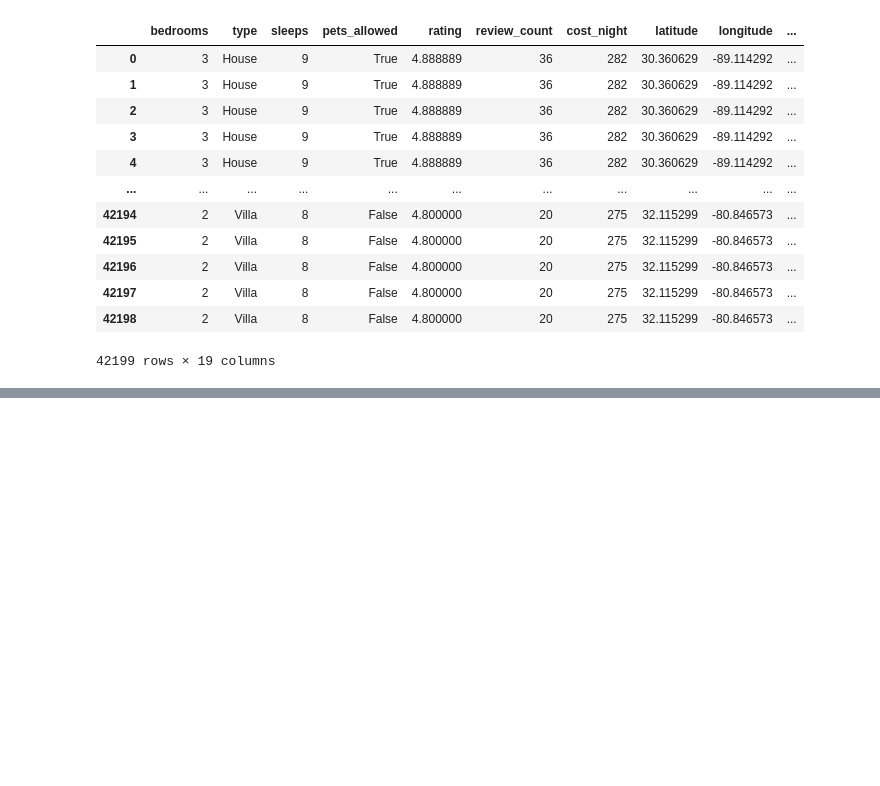
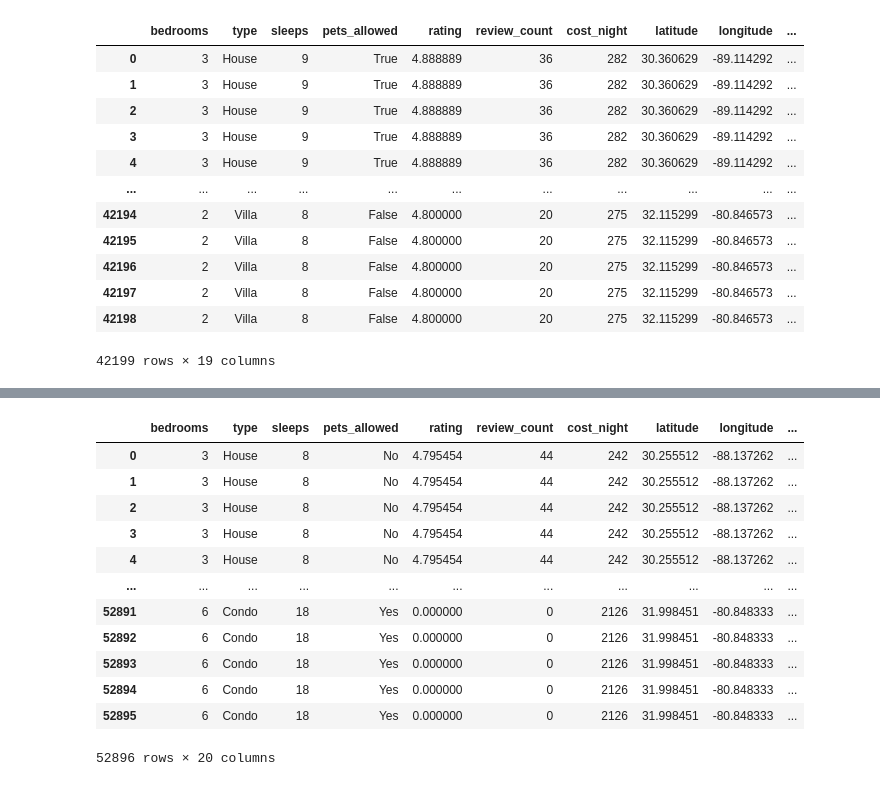
Before and after one commit to NSS-Full-Time-Data-Analytics-9/bwilhelm_capstone, a Jupyter notebook: scripts/master_list.ipynb, the cells around one changed output, grey strips where cells are left out. Saved outputs shown, nothing was run; the diff lists cells and outputs as text; code cells hidden in the pictures; blank space fills up the shorter version.

```diff
--- a/scripts/master_list.ipynb
+++ b/scripts/master_list.ipynb
@@ -503,0 +620,20 @@ master_list.loc[master_list['checkin_date'] != 'October 7']
+# %%
+updated_master_list = updated_master_list[['bedrooms', 'type', 'sleeps', 'pets_allowed', 'rating', 'review_count',
+       'cost_night', 'latitude', 'longitude', 'image_url', 'bathrooms', 'location', 'beds', 'listing_type',
+       'travel_time', 'temp', 'tempmax', 'tempmin', 'checkin_date', 'checkout_date']]
+# %%
+updated_master_list
+# %% [output]
+|  | bedrooms | type | sleeps | pets_allowed | rating | review_count | cost_night | latitude | longitude | ... |
+| 0 | 3 | House | 8 | No | 4.795454 | 44 | 242 | 30.255512 | -88.137262 | ... |
+| 1 | 3 | House | 8 | No | 4.795454 | 44 | 242 | 30.255512 | -88.137262 | ... |
+| 2 | 3 | House | 8 | No | 4.795454 | 44 | 242 | 30.255512 | -88.137262 | ... |
+| 3 | 3 | House | 8 | No | 4.795454 | 44 | 242 | 30.255512 | -88.137262 | ... |
+| 4 | 3 | House | 8 | No | 4.795454 | 44 | 242 | 30.255512 | -88.137262 | ... |
+| ... | ... | ... | ... | ... | ... | ... | ... | ... | ... | ... |
+| 52891 | 6 | Condo | 18 | Yes | 0.000000 | 0 | 2126 | 31.998451 | -80.848333 | ... |
+| 52892 | 6 | Condo | 18 | Yes | 0.000000 | 0 | 2126 | 31.998451 | -80.848333 | ... |
+| 52893 | 6 | Condo | 18 | Yes | 0.000000 | 0 | 2126 | 31.998451 | -80.848333 | ... |
+| 52894 | 6 | Condo | 18 | Yes | 0.000000 | 0 | 2126 | 31.998451 | -80.848333 | ... |
+| 52895 | 6 | Condo | 18 | Yes | 0.000000 | 0 | 2126 | 31.998451 | -80.848333 | ... |
+52896 rows × 20 columns
```
Also changed, not shown: parts of 13 cells of this notebook, 1 other file.
